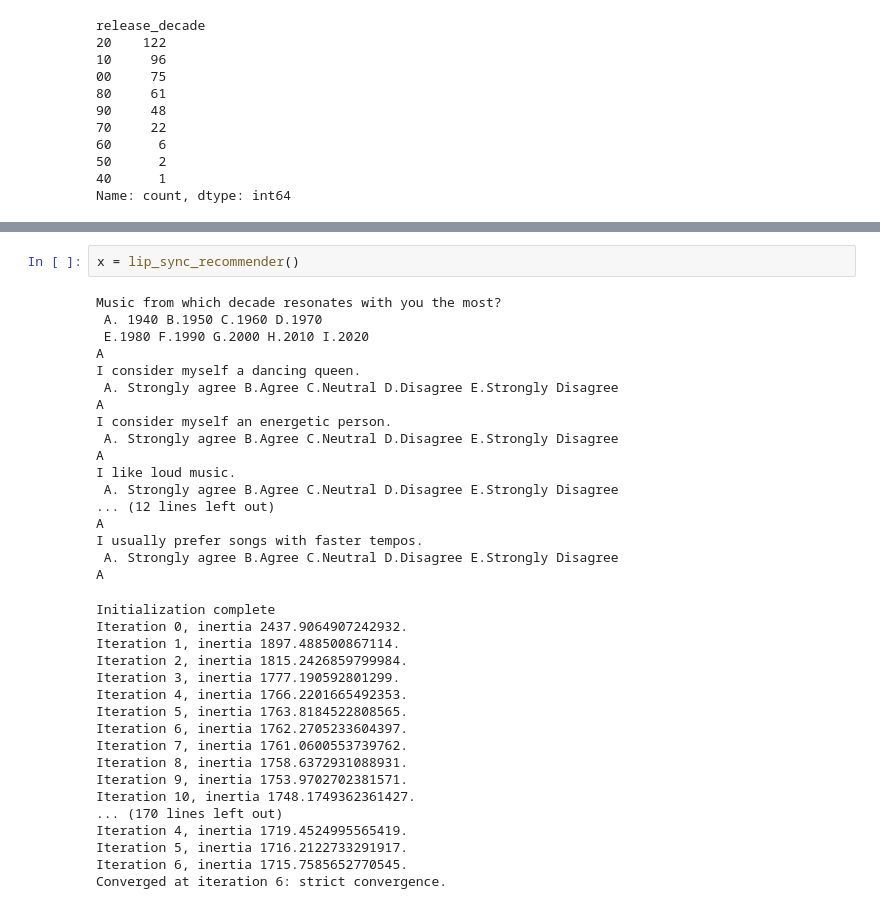
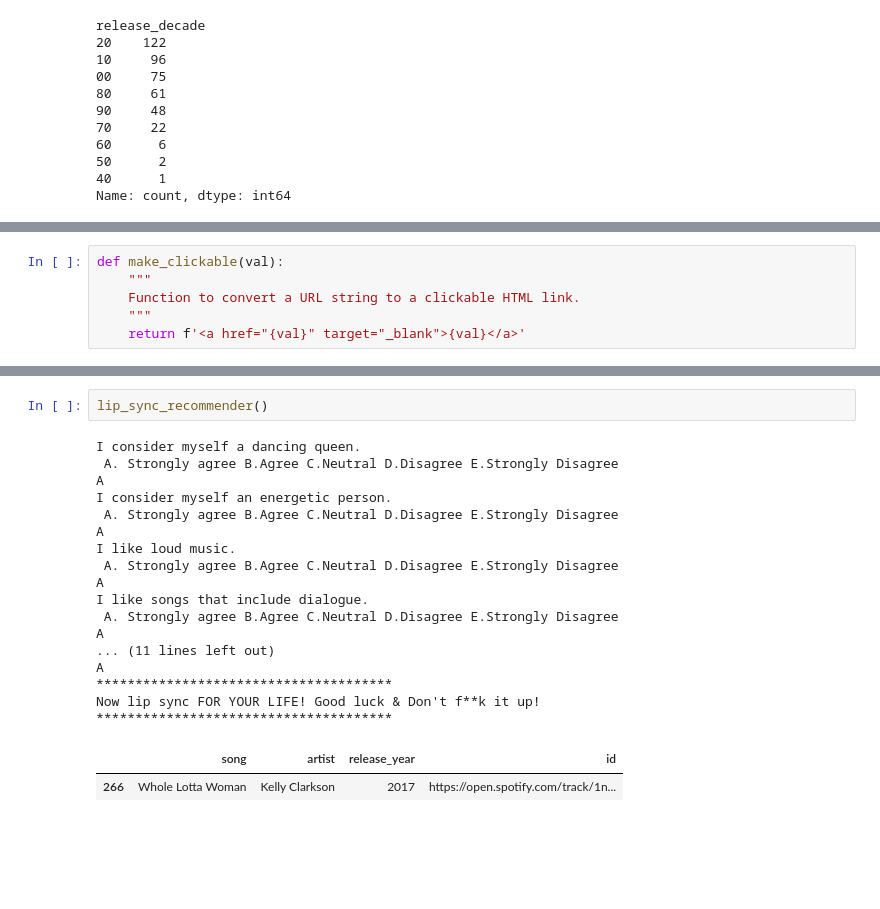
Before and after one commit to Verionyang/final_project_dragrace, a Jupyter notebook: Notebooks/recommender.ipynb, the cells around one changed output, grey strips where cells are left out. Drawn from its saved outputs; the diff is of its cells as text; blank space fills up the shorter version.

```diff
--- a/Notebooks/recommender.ipynb
+++ b/Notebooks/recommender.ipynb
@@ -229,2 +208,8 @@ memory usage: 84.7+ KB
+# %%
+def make_clickable(val):
+    """
+    Function to convert a URL string to a clickable HTML link.
+    """
+    return f'<a href="{val}" target="_blank">{val}</a>'
 # %%
 def lip_sync_recommender():
@@ -485,38 +436,23 @@ def lip_sync_recommender():
     return song_choice
 # %%
-x = lip_sync_recommender()
+lip_sync_recommender()
 # %% [output]
-Music from which decade resonates with you the most?
- A. 1940 B.1950 C.1960 D.1970
- E.1980 F.1990 G.2000 H.2010 I.2020
-A
 I consider myself a dancing queen.
  A. Strongly agree B.Agree C.Neutral D.Disagree E.Strongly Disagree
 A
 I consider myself an energetic person.
  A. Strongly agree B.Agree C.Neutral D.Disagree E.Strongly Disagree
 A
 I like loud music.
  A. Strongly agree B.Agree C.Neutral D.Disagree E.Strongly Disagree
-... (12 lines left out)
 A
-I usually prefer songs with faster tempos.
+I like songs that include dialogue.
  A. Strongly agree B.Agree C.Neutral D.Disagree E.Strongly Disagree
 A
+... (11 lines left out)
+A
+**************************************
+Now lip sync FOR YOUR LIFE! Good luck & Don't f**k it up!
+**************************************
-Initialization complete
-Iteration 0, inertia 2437.9064907242932.
-Iteration 1, inertia 1897.488500867114.
-Iteration 2, inertia 1815.2426859799984.
-Iteration 3, inertia 1777.190592801299.
-Iteration 4, inertia 1766.2201665492353.
-Iteration 5, inertia 1763.8184522808565.
-Iteration 6, inertia 1762.2705233604397.
-Iteration 7, inertia 1761.0600553739762.
-Iteration 8, inertia 1758.6372931088931.
-Iteration 9, inertia 1753.9702702381571.
-Iteration 10, inertia 1748.1749362361427.
-... (170 lines left out)
-Iteration 4, inertia 1719.4524995565419.
-Iteration 5, inertia 1716.2122733291917.
-Iteration 6, inertia 1715.7585652770545.
-Converged at iteration 6: strict convergence.
+|  | song | artist | release_year | id |
+| 266 | Whole Lotta Woman | Kelly Clarkson | 2017 | https://open.spotify.com/track/1n... |
```
Also changed, not shown: parts of 9 cells of this notebook.
